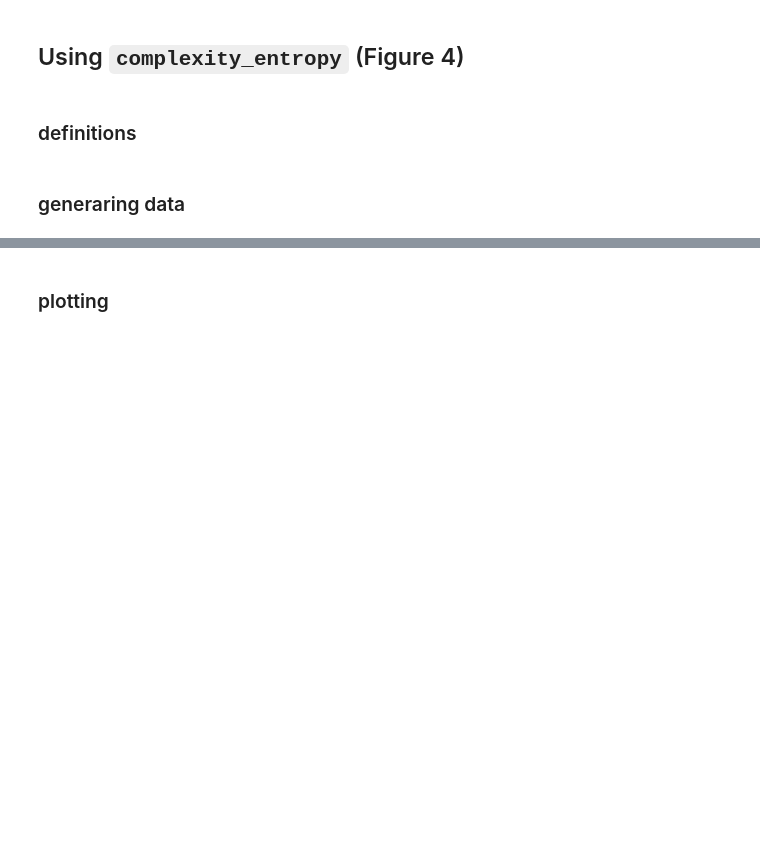
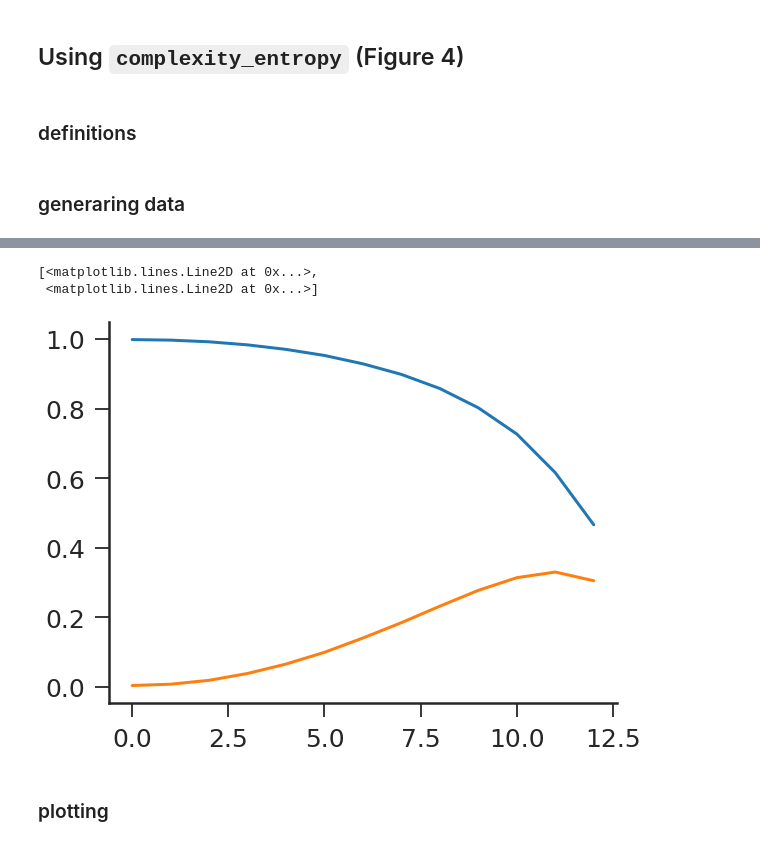
Before and after one commit to barauna-lo/Code_Library, a Jupyter notebook: ordpy.ipynb, the cells around one changed output, grey strips where cells are left out. Drawn from its saved outputs; the diff is of its cells as text; code cells hidden in the pictures; blank space fills up the shorter version.

```diff
--- a/ordpy.ipynb
+++ b/ordpy.ipynb
@@ -700,6 +723,12 @@ hc_paintings = np.asarray([
      reinhardt.mean(axis=2),
      amaral.mean(axis=2)]
 ])
+# %%
+plt.plot(hc_knoise)
+# %% [output]
+[<matplotlib.lines.Line2D at 0x...>,
+ <matplotlib.lines.Line2D at 0x...>]
+[figure, added]
 # %% [markdown]
 ### plotting
 # %%
```
Also changed, not shown: parts of 7 cells of this notebook.
